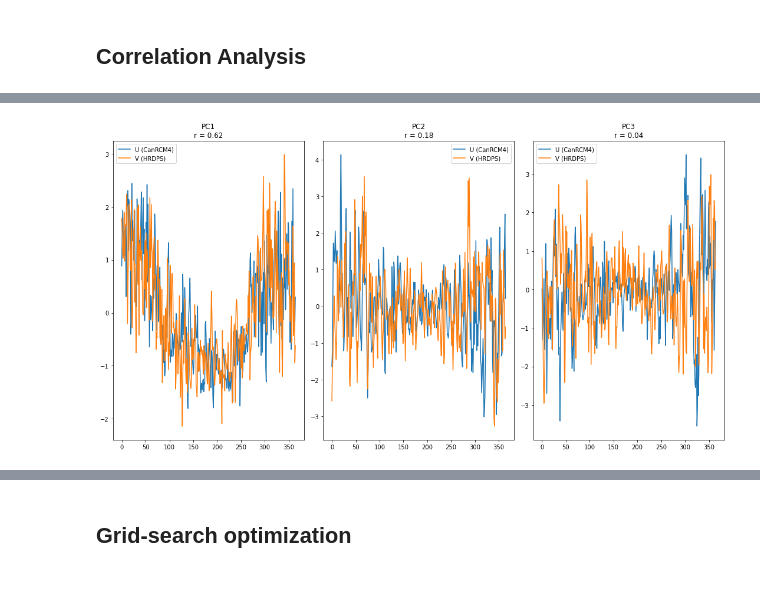
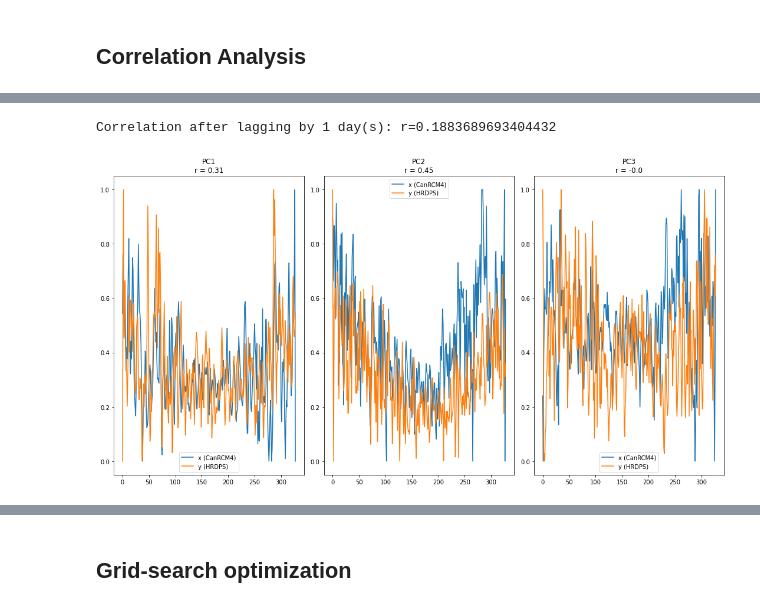
Before and after one commit to rbeutel/eosc510, a Jupyter notebook: proj-slp.ipynb, the cells around one changed output, grey strips where cells are left out. Saved outputs shown, nothing was run; the diff lists cells and outputs as text; code cells hidden in the pictures.

```diff
--- a/proj-slp.ipynb
+++ b/proj-slp.ipynb
@@ -107,8 +165,8 @@ P_hrdps = (pd.DataFrame(P_hrdps).fillna(101325)).to_numpy()
 # %%
 #trim the world dataset to be for right time extent
 #want days between June 1 2018 and June 30 2018
-#P_world = P_world.sel(time=slice('2016-01-01 12:00:00', '2019-12-31 12:00:00')) #model does not do leap day so don't load in leap day from hrdps
-P_world = P_world.sel(time=slice('2016-01-01 12:00:00', '2016-12-31 12:00:00'))
+P_world = P_world.sel(time=slice('2016-01-01 12:00:00', '2019-12-31 12:00:00')) #model does not do leap day so don't load in leap day from hrdps
+#P_world = P_world.sel(time=slice('2016-01-01 12:00:00', '2016-12-31 12:00:00'))
 # %%
 #now extract the data you want from the CanRCM4 xarray and trim them according to lat and lon of the HRDPS data
 #first decide on range you want to work within for CanRCM4 data, want to overlap the HRDPS data by 10% of the max distance (y)
@@ -429,24 +561,77 @@ for ind in range(len(U[0,:])):
+# %%
+#do correlation on lagged dataset
+#first shift CanRMC4 forwards (ex. June 1 of CanRCM4 aligns with June 3 of HRDPS)
+r = []
+
+for shift in range(100):
+    shift += 1
+    x = RCM_PCs[:-shift,:1] #need to trim end of x by ammount CanRCM4 is shifted
+    y = hrdps_PCs[shift:,:1] #need to trim beginning of y by amount you want to shift
+
+    #normalise them first
+    xmax = np.max(x,axis=0)
+    xmin = np.min(x,axis=0)
+    ymax = np.max(y,axis=0)
+    ymin = np.min(y,axis=0)
+
+    x-=xmin
+    x/=(xmax-xmin)
+    y-=ymin
+    y/=(ymax-ymin)
+
+    n_modes = 3 #modes to keep
+    r.append(np.corrcoef(x[:,0],y[:,0])[0,1])
+
+print('Correlation after lagging by ' + str(r.index(max(r))+1) + ' day(s): r=' + str(max(r)))
+
+# plt.plot(x[:,0])
+# plt.plot(y[:,0])
+# plt.legend(['x (CanRCM4)','y (HRDPS)'])
+# plt.title('PC1\nr = ' + str(r[0][0,1])[:4])
+# %% [output]
+Correlation after lagging by 1 day(s): r=0.1883689693404432
+# %%
+#Lagging forward by 37 days yielded the best results
+shift = 37
+
+x = RCM_PCs[shift:,:3] #need to trim beginning of x by amount you want to shift
+y = hrdps_PCs[:-shift,:3] #need to trim end of y by ammount CanRCM4 is shifted backwards
+
+#normalise them first
+xmax = np.max(x,axis=0)
+xmin = np.min(x,axis=0)
+ymax = np.max(y,axis=0)
+ymin = np.min(y,axis=0)
+
+x-=xmin
+x/=(xmax-xmin)
+y-=ymin
+y/=(ymax-ymin)
+
+#calc r value of all three modes
+n_modes = 3 #modes to keep
+r = [np.corrcoef(x[:,ii],y[:,ii]) for ii in range(n_modes)]
 # %%
 plt.figure(figsize=(15,8))
 
 plt.subplot(1,3,1)
-plt.plot(U[:,0])
-plt.plot(V[:,0])
-plt.legend(['U (CanRCM4)','V (HRDPS)'])
+plt.plot(x[:,0])
+plt.plot(y[:,0])
+plt.legend(['x (CanRCM4)','y (HRDPS)'])
 plt.title('PC1\nr = ' + str(r[0][0,1])[:4])
 
 plt.subplot(1,3,2)
-plt.plot(U[:,1])
-plt.plot(V[:,1])
-plt.legend(['U (CanRCM4)','V (HRDPS)'])
+plt.plot(x[:,1])
+plt.plot(y[:,1])
+plt.legend(['x (CanRCM4)','y (HRDPS)'])
 plt.title('PC2\nr = ' + str(r[1][0,1])[:4])
 
 plt.subplot(1,3,3)
-plt.plot(U[:,2])
-plt.plot(V[:,2])
-plt.legend(['U (CanRCM4)','V (HRDPS)'])
+plt.plot(x[:,2])
+plt.plot(y[:,2])
+plt.legend(['x (CanRCM4)','y (HRDPS)'])
 plt.title('PC3\nr = ' + str(r[2][0,1])[:4])
 
 plt.tight_layout()
 # %% [output]
-[figure, old version]
+[figure, new version]
```
Also changed, not shown: parts of 34 cells of this notebook.
